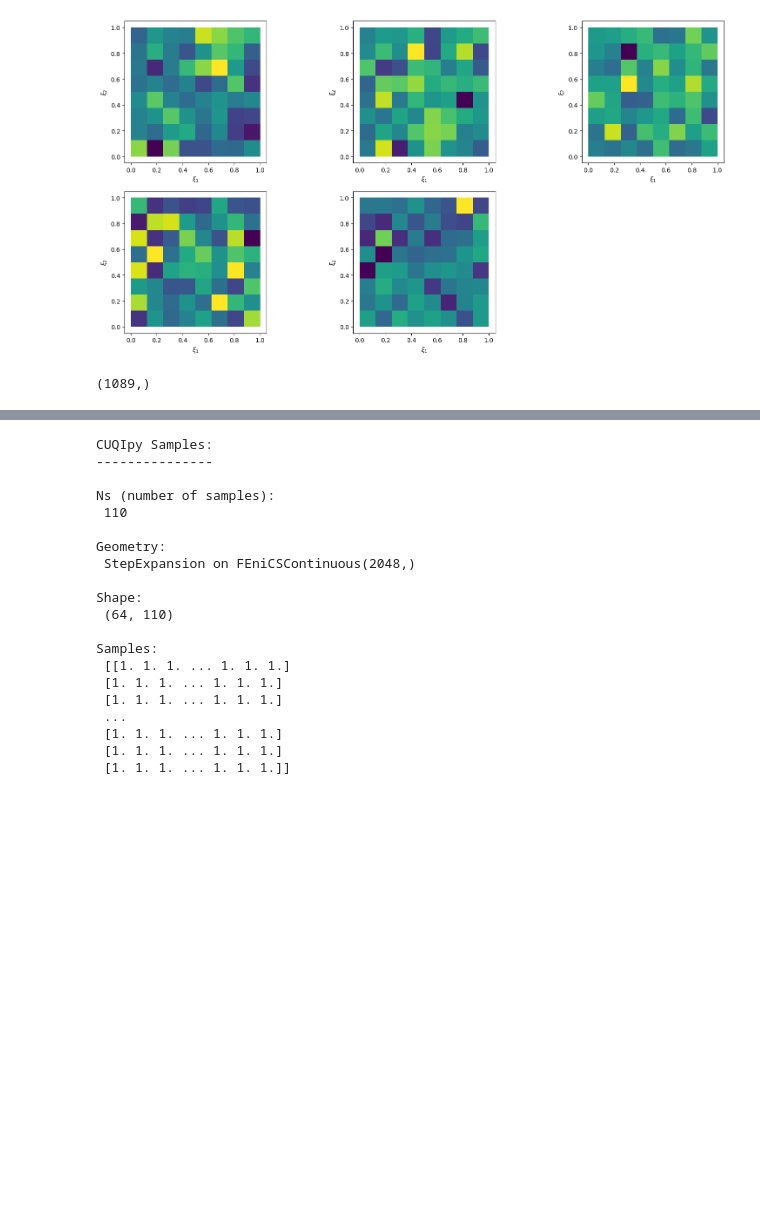
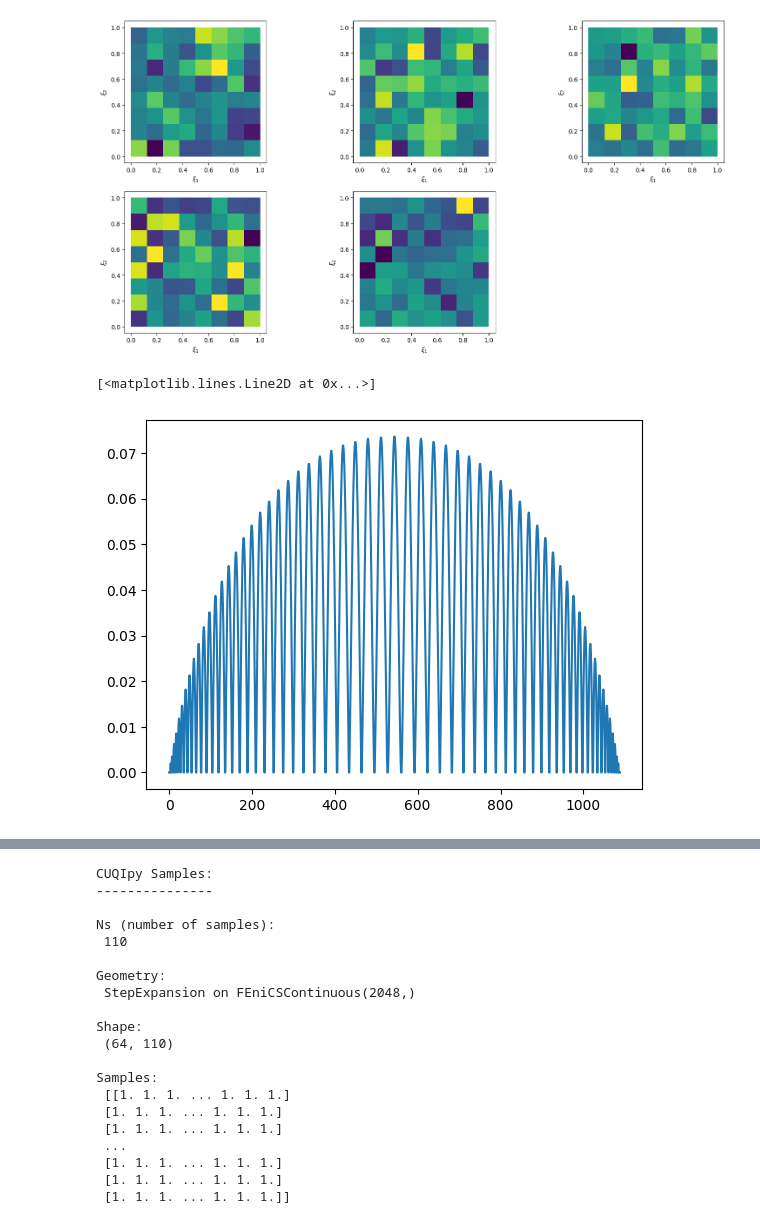
Before and after one commit to CUQI-DTU/CUQIpy-Benchmarks, a Jupyter notebook: sandbox/wolfgang.ipynb, the cells around one changed output, grey strips where cells are left out. Saved outputs shown, nothing was run; the diff lists cells and outputs as text; code cells hidden in the pictures; blank space fills up the shorter version.

```diff
--- a/sandbox/wolfgang.ipynb
+++ b/sandbox/wolfgang.ipynb
@@ -51,7 +51,7 @@ dl.plot(mesh)
 [figure]
 # %%
 solution_function_space = dl.FunctionSpace(mesh, 'Lagrange', 1) # function space for solution u
-parameter_function_space =parameter_function_space = dl.FunctionSpace(mesh, 'DG', 0) # function space for solution a
+parameter_function_space = dl.FunctionSpace(mesh, 'DG', 0) # function space for solution a
 # %%
 # Function (where do we have Dirichlet BC)
 def u_boundary(ksi, on_boundary):
@@ -66,7 +66,7 @@ dirichlet_bc = dl.DirichletBC(solution_function_space,
                               dirichlet_bc_expr,
                               u_boundary)
 # %%
-f = dl.Constant(1.0)
+f = dl.Constant(10)
 # %%
 # FEniCS measure for integration
 dksi = dl.Measure('dx', domain=mesh)
@@ -332,10 +326,11 @@ exact_data = cuqi_model(exact_solution)
 # plot exact data
 # im = range_geometry.plot(exact_data)
 # plt.colorbar(im[0])
-# %%
-exact_data.shape
-# %% [output]
-(1089,)
+# %%
+plt.plot(exact_data)
+# %% [output]
+[<matplotlib.lines.Line2D at 0x...>]
+[figure, added]
 # %%
 sol = dl.Function(solution_function_space)
 sol.vector()[:] = exact_data
```
Also changed, not shown: parts of 15 cells of this notebook, 6 other files.
